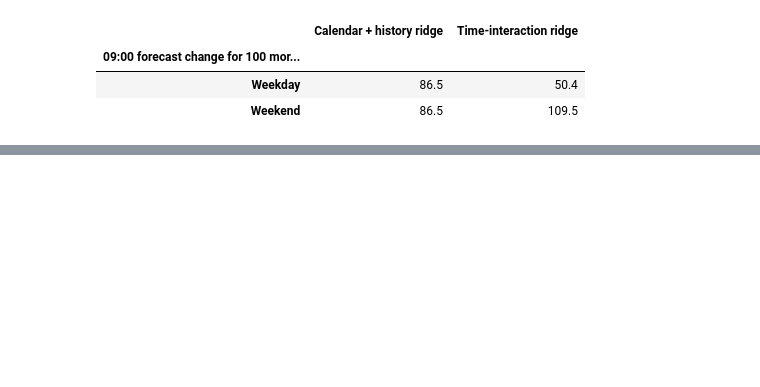
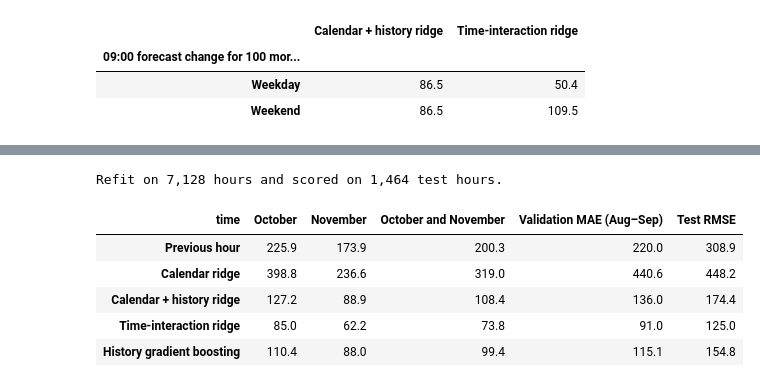
Before and after one commit to daidaibunny/258, a Jupyter notebook: seoul_bike_demand.ipynb, the cells around one changed output, grey strips where cells are left out. Drawn from its saved outputs; the diff is of its cells as text; code cells hidden in the pictures; blank space fills up the shorter version.

```diff
--- a/seoul_bike_demand.ipynb
+++ b/seoul_bike_demand.ipynb
@@ -338,0 +342,27 @@ The remaining work and its owners are listed in the [team handoff](https://githu
+# %%
+final_train = pd.concat([train, valid])
+final_models = {
+    name: clone(model).fit(final_train[predictors], final_train["rentals"])
+    for name, model in models.items()
+}
+
+test_predictions = pd.DataFrame({"Previous hour": test["lag_1h"]}, index=test.index)
+for name, model in final_models.items():
+    test_predictions[name] = np.maximum(0, model.predict(test[predictors]))
+
+test_residuals = test_predictions.sub(test["rentals"], axis="index")
+test_errors = test_residuals.abs()
+final_mae = test_errors.groupby(test.index.strftime("%B"), sort=False).mean().T
+final_mae["October and November"] = test_errors.mean()
+final_mae["Validation MAE (Aug–Sep)"] = validation_mae
+final_mae["Test RMSE"] = test_residuals.pow(2).mean().pow(0.5)
+print(f"Refit on {len(final_train):,} hours and scored on {len(test):,} test hours.")
+final_mae.round(1)
+# %% [output]
+Refit on 7,128 hours and scored on 1,464 test hours.
+| time | October | November | October and November | Validation MAE (Aug–Sep) | Test RMSE |
+| Previous hour | 225.9 | 173.9 | 200.3 | 220.0 | 308.9 |
+| Calendar ridge | 398.8 | 236.6 | 319.0 | 440.6 | 448.2 |
+| Calendar + history ridge | 127.2 | 88.9 | 108.4 | 136.0 | 174.4 |
+| Time-interaction ridge | 85.0 | 62.2 | 73.8 | 91.0 | 125.0 |
+| History gradient boosting | 110.4 | 88.0 | 99.4 | 115.1 | 154.8 |
```
Also changed, not shown: parts of 17 cells of this notebook, 2 other files.
